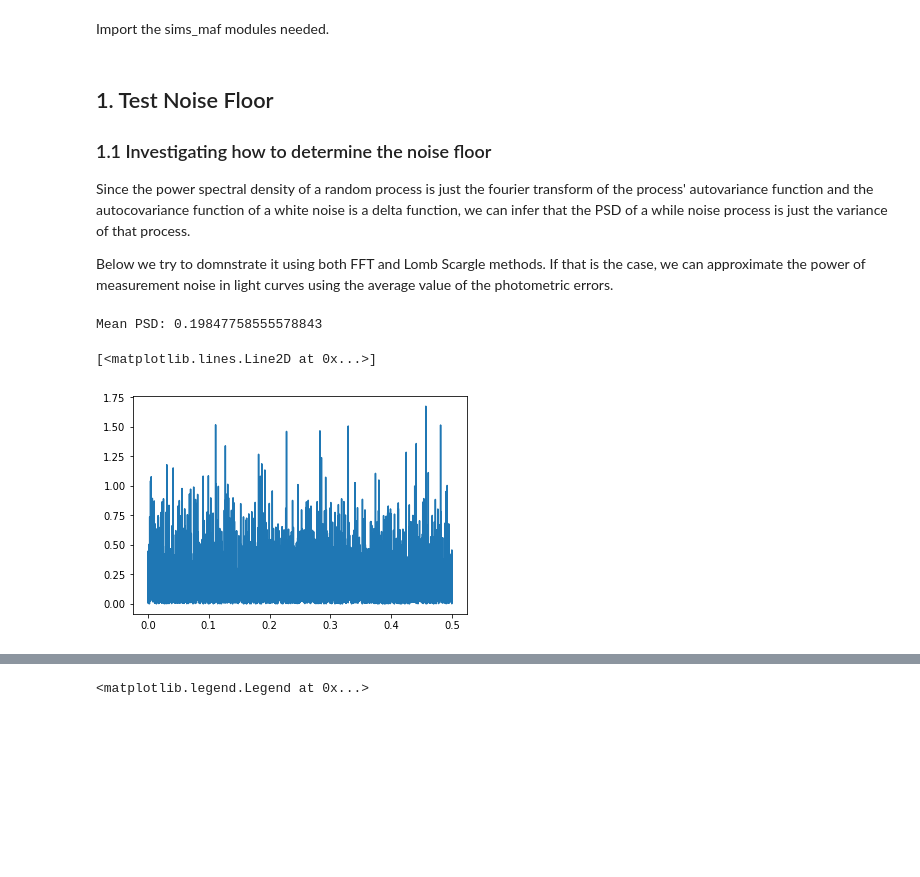
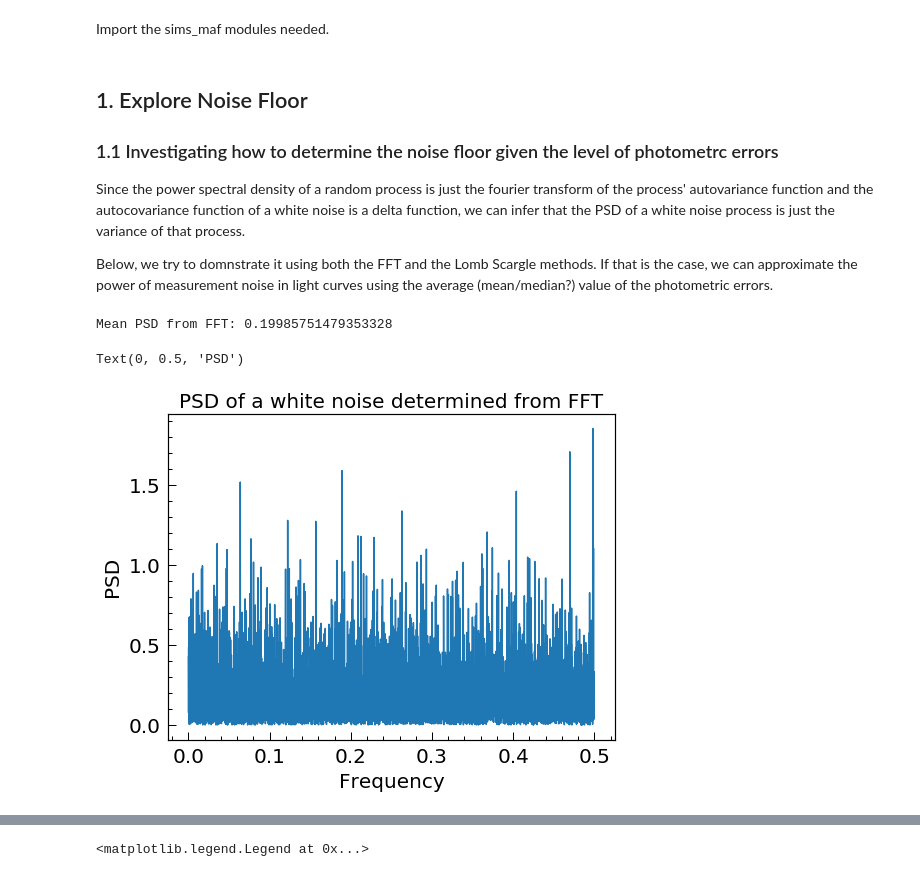
Before and after one commit to RichardsGroup/LSST_OpSim, a Jupyter notebook: contrib/06_YuNoiseFloor.ipynb, the cells around one changed output, grey strips where cells are left out. Cells and saved outputs as stored; diff of their text form; code cells hidden in the pictures; blank space fills up the shorter version.

Commit message:
1st finished version of noise floor nb

```diff
--- a/contrib/06_YuNoiseFloor.ipynb
+++ b/contrib/06_YuNoiseFloor.ipynb
@@ -23,7 +21,7 @@ import matplotlib as mpl
 pgf_with_latex = {                      # setup matplotlib to use latex for output
     "axes.linewidth":1.2,               # width of box, 2 is too wide, 1 is too narrow
     "pgf.texsystem": "pdflatex",        # change this if using xetex or lautex
-#     "text.usetex": True,                # use LaTeX to write all text
+    "text.usetex": False,                # use LaTeX to write all text
     "font.family": "serif",
     "font.serif": [],                   # blank entries should cause plots to inherit fonts from the document
     "font.sans-serif": [],
@@ -84,11 +82,11 @@ sys.path.insert(0, '../Scripts_NBs/')
 # import convenience functions
 from opsimUtils import *
 # %% [markdown]
-## 1. Test Noise Floor
-### 1.1 Investigating how to determine the noise floor
-Since the power spectral density of a random process is just the fourier transform of the process' autovariance function and the autocovariance function of a white noise is a delta function, we can infer that the PSD of a while noise process is just the variance of that process.
+## 1. Explore Noise Floor
+### 1.1 Investigating how to determine the noise floor given the level of photometrc errors
+Since the power spectral density of a random process is just the fourier transform of the process' autovariance function and the autocovariance function of a white noise is a delta function, we can infer that the PSD of a white noise process is just the variance of that process.
 
-Below we try to domnstrate it using both FFT and Lomb Scargle methods. If that is the case, we can approximate the power of measurement noise in light curves using the average value of the photometric errors.
+Below, we try to domnstrate it using both the FFT and the Lomb Scargle methods. If that is the case, we can approximate the power of measurement noise in light curves using the average (mean/median?) value of the photometric errors.
 # %%
 # Compute the FFT based power spectrum estimates
 N = 10000
@@ -98,17 +96,21 @@ t = np.linspace(0, 10000, N)
 # %%
 # FFT method
 f = np.fft.rfftfreq(len(t), t[1] - t[0])
 fft = np.fft.rfft(n)
 fft *= np.conj(fft)
 
 # >>> To get the FFT based PSD in the correct units, normalize by N <<<
 power_fft = fft.real/N
+print(f'Mean PSD from FFT: {power_fft.mean()}')
 
-print(f'Mean PSD from FFT: {power_fft.mean()}')
+fig = plt.figure(figsize=(8,6))
 plt.plot(f, power_fft)
+plt.title('PSD of a white noise determined from FFT', fontsize=20)
+plt.xlabel('Frequency')
+plt.ylabel('PSD')
 # %% [output]
-Mean PSD: 0.19847758555578843
+Mean PSD from FFT: 0.19985751479353328
-[<matplotlib.lines.Line2D at 0x...>]
+Text(0, 0.5, 'PSD')
-[figure, old version]
+[figure, new version]
 # %%
 # LS method
```
Also changed, not shown: parts of 18 cells of this notebook.
